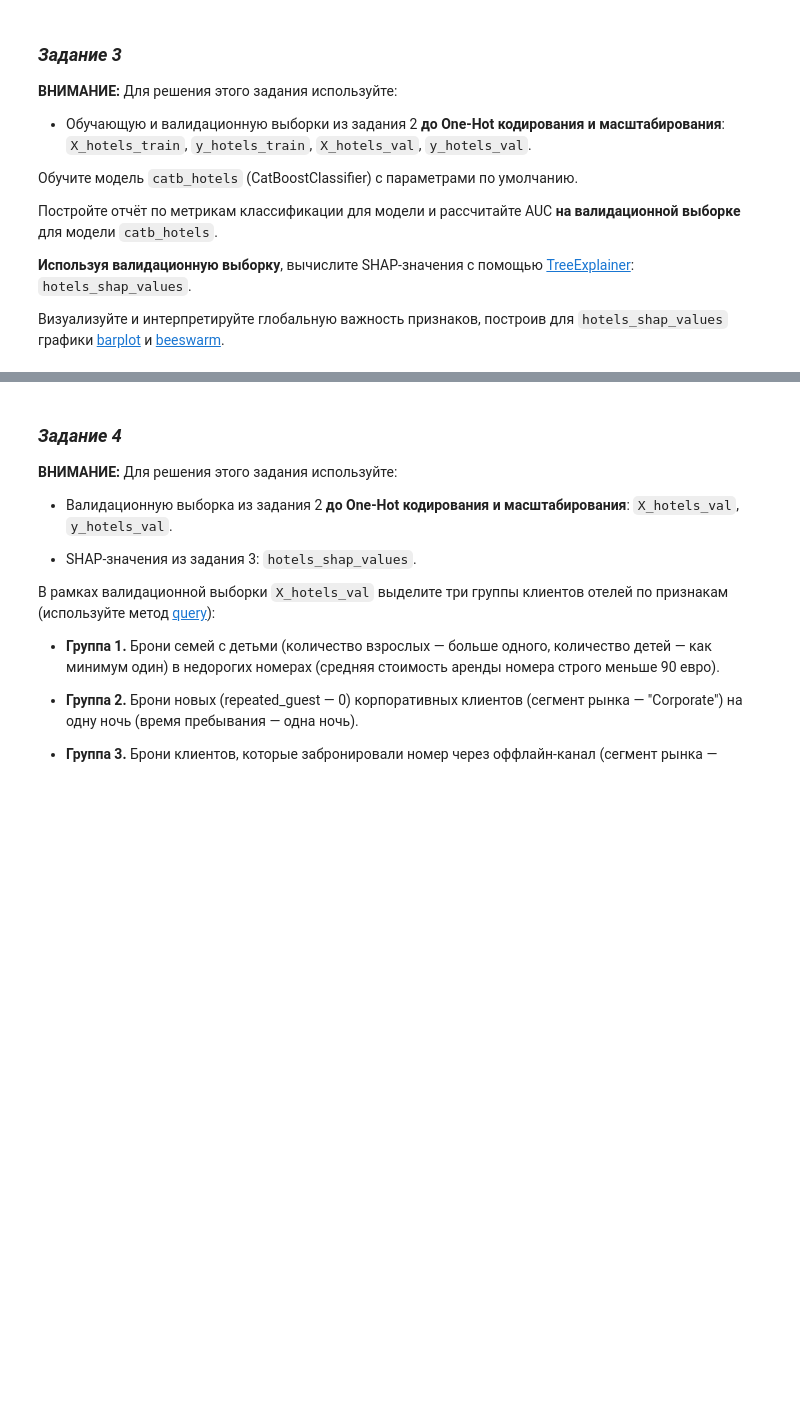
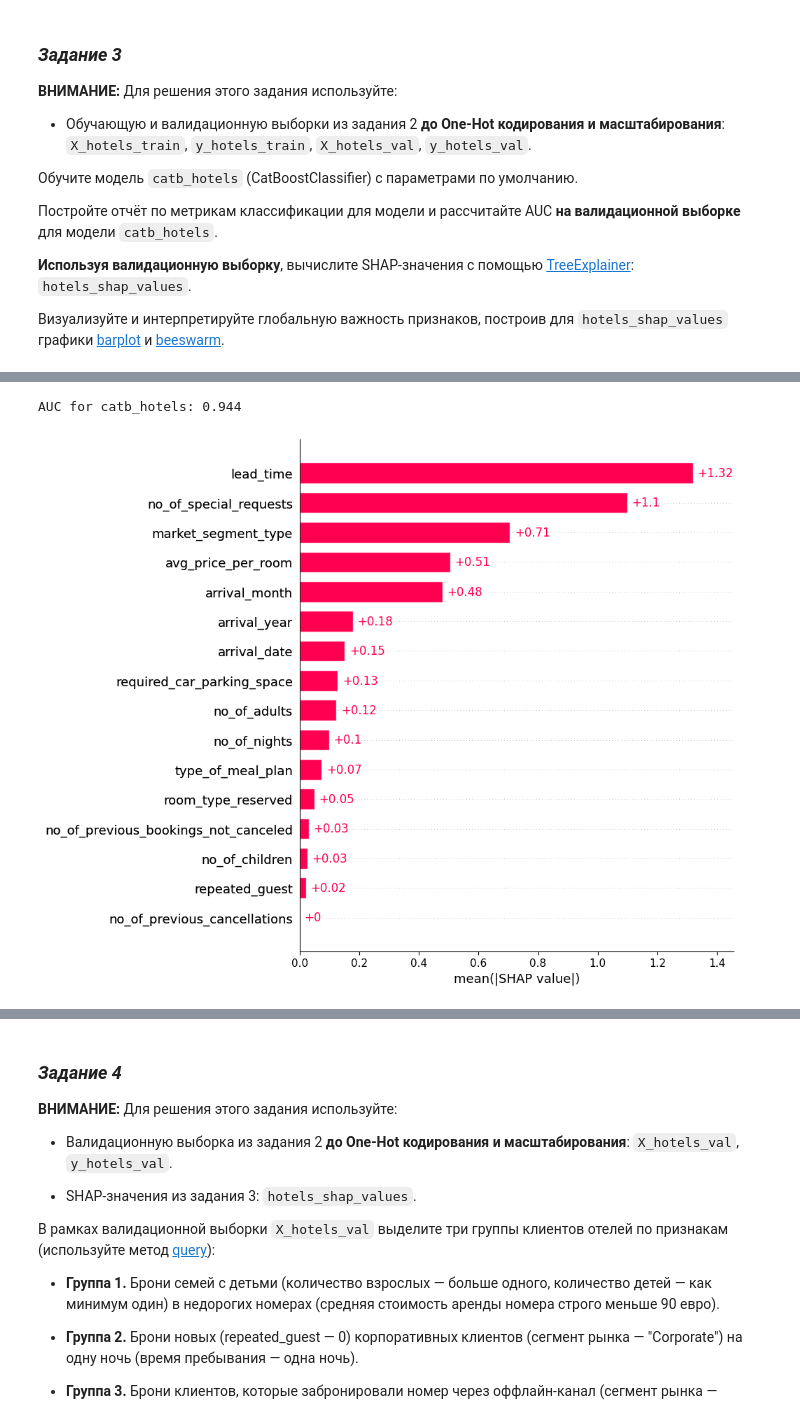
Before and after one commit to ml2me/study, a Jupyter notebook: classic_ML/7/07.Задание.ipynb, the cells around one changed output, grey strips where cells are left out. Saved outputs shown, nothing was run; the diff lists cells and outputs as text; code cells hidden in the pictures; blank space fills up the shorter version.

```diff
--- a/classic_ML/7/07.Задание.ipynb
+++ b/classic_ML/7/07.Задание.ipynb
@@ -876,16 +894,28 @@ print(classification_report(y_hotels_val, catb_hotels.predict(X_hotels_val)))
 # %%
 # Рассчитайте AUC для catb_hotels на валидационной выборке
 
-...
+print(f'AUC for catb_hotels: {roc_auc_score(y_hotels_val, catb_hotels.predict_proba(X_hotels_val)[:, 1]):.3f}')
+# %% [output]
+AUC for catb_hotels: 0.944
 # %%
 # Вычислите SHAP-значения для валидационной выборки, используя TreeExplainer
 
-hotels_shap_explainer = TreeExplainer(...)
-hotels_shap_values = hotels_shap_explainer(...)
+hotels_shap_explainer = shap.TreeExplainer(catb_hotels)
+hotels_shap_values = hotels_shap_explainer.shap_values(X_hotels_val)
 # %%
 # Постройте barplot SHAP-значений
 
-shap.plots.bar(hotels_shap_values, max_display=hotels_feat_count)
+# Создайте объект shap.Explanation для положительного класса
+hotels_explanation = shap.Explanation(
+    values=hotels_shap_values,
+    base_values=hotels_shap_explainer.expected_value,
+    data=X_hotels_val,
+    feature_names=X_hotels_val.columns.tolist() # Explicitly set feature names
+)
+
+shap.plots.bar(hotels_explanation, max_display=hotels_feat_count)
+# %% [output]
+[figure, added]
 # %%
 # Постройте beeswarm SHAP-значений
 
```
Also changed, not shown: parts of 3 cells of this notebook.
